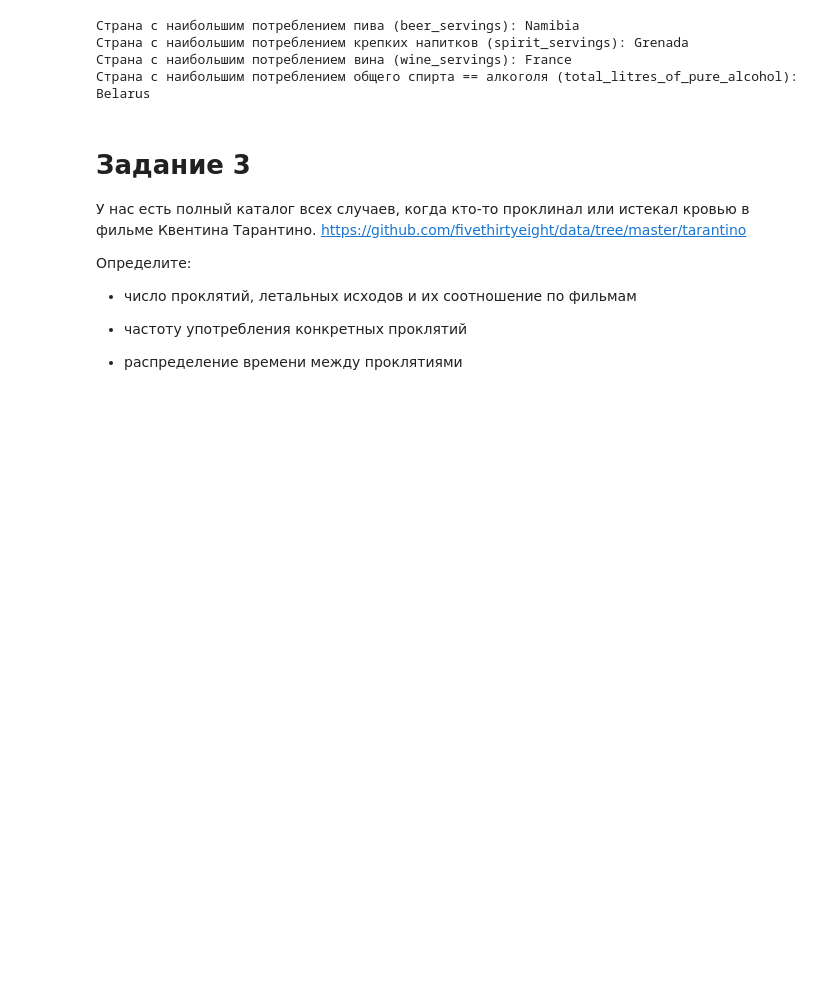
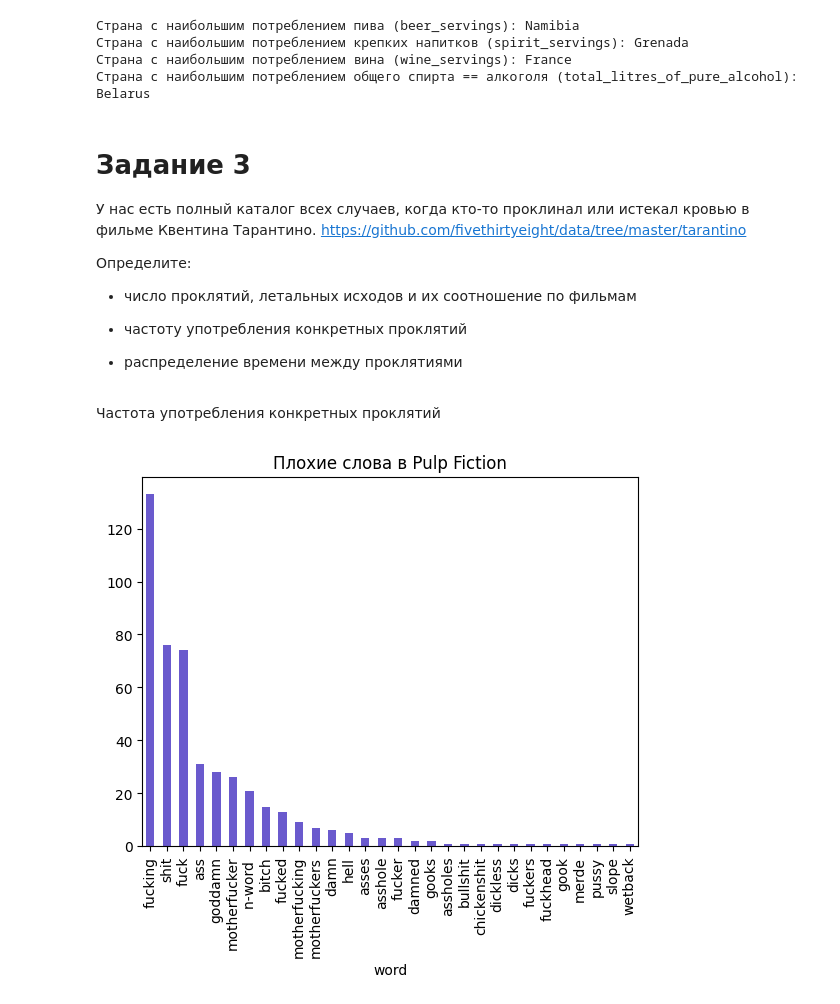
Before and after one commit to salatovaoaoaoa/wb_tech_autmn2024, a Jupyter notebook: 04/WB_DA_Python_HW.ipynb, the cells around one changed output. Drawn from its saved outputs; the diff is of its cells as text; code cells hidden in the pictures; blank space fills up the shorter version.

```diff
--- a/04/WB_DA_Python_HW.ipynb
+++ b/04/WB_DA_Python_HW.ipynb
@@ -511,3 +511,45 @@ print("Страна с наибольшим потреблением общег
 * частоту употребления конкретных проклятий
 
 * распределение времени между проклятиями
+# %%
+file_path = current_dir / "tarantino.csv"
+data = pd.read_csv(file_path)
+# %%
+#выделила отдельно плохие слова, отдельно смерти
+
+bad_words = data[data['type'] == 'word']
+dead = data[data['type'] == 'death']
+
+#посчитаю эти количества для каждого фильма и сделаю табличку
+
+bad_words_counter = bad_words['movie'].value_counts()
+dead_counter = dead['movie'].value_counts()
+
+table_sum = pd.DataFrame({
+    'Bad word': bad_words_counter,
+    'Dead': dead_counter
+}).fillna(0)
+
+#также добавлю соотношение проклятий на смерть:
+table_sum['Bad word/Dead Ratio'] = table_sum['Bad word'] / table_sum['Dead']
+
+#если смертей 0 (хотя это не про фильмы Тарантино, но на всякий случай, вдруг датасет будет неполный)
+# нужно отдельно обработать случай:
+
+table_sum['Bad word/Dead Ratio'] = table_sum['Bad word/Dead Ratio'].replace([float('inf'), -float('inf')], 0)
+# %% [markdown]
+Частота употребления конкретных проклятий
+# %%
+bad_word_frequency = bad_words['word'].value_counts()
+
+#интереснее, мне кажется, посчитать для каждого фильма:
+
+bad_word_fr_movie = bad_words.groupby('movie')['word'].value_counts()
+bad_word_fr_movie_df = bad_word_fr_movie.reset_index(name='count')
+
+#Например, для криминального чтива (мой любимый фильм у Тарантино):
+pulp_fiction = bad_word_fr_movie_df[bad_word_fr_movie_df['movie'] == 'Pulp Fiction']
+pulp_fiction.set_index('word')['count'].plot(kind='bar', title='Плохие слова в Pulp Fiction', color = 'slateblue')
+plt.show()
+# %% [output]
+[figure, added]
```
Also changed, not shown: parts of 4 cells of this notebook, 1 other file.
